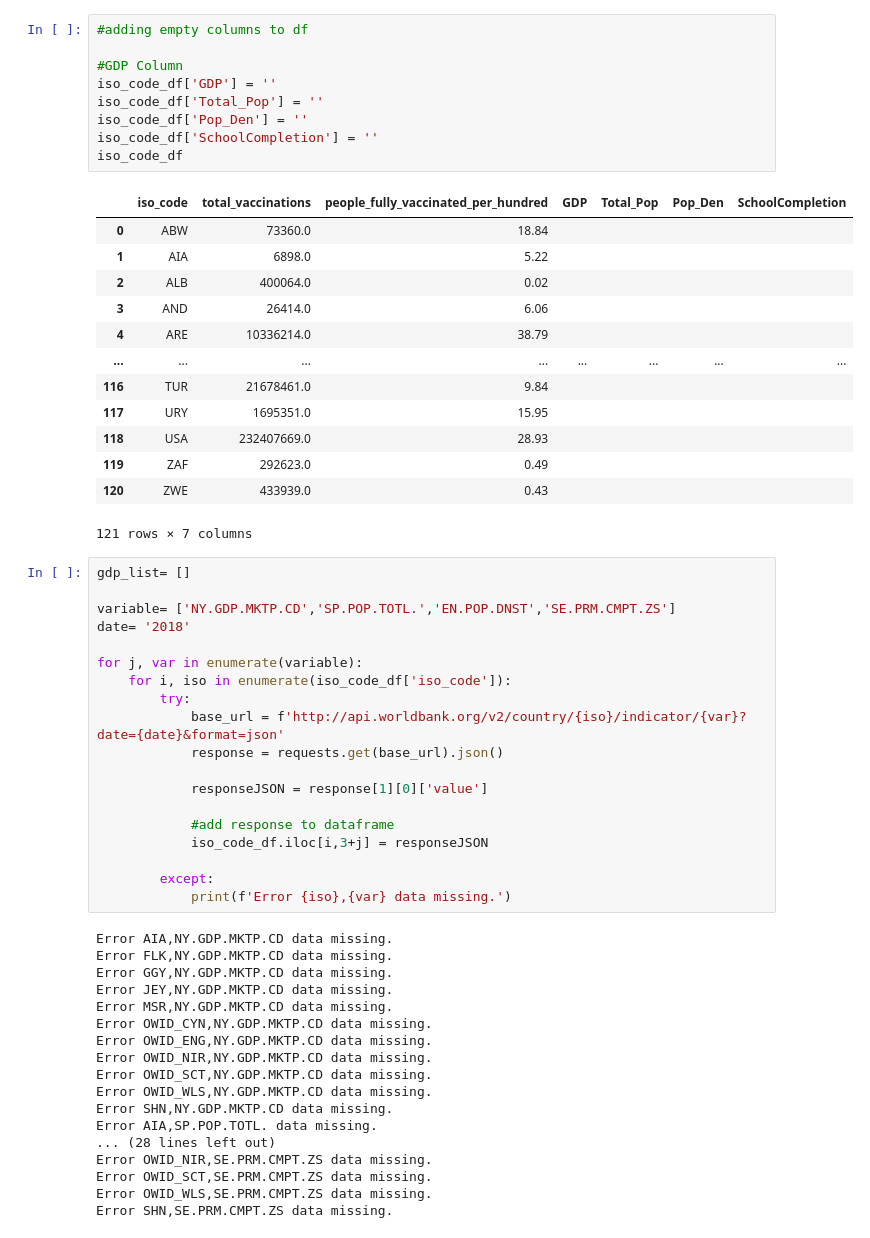
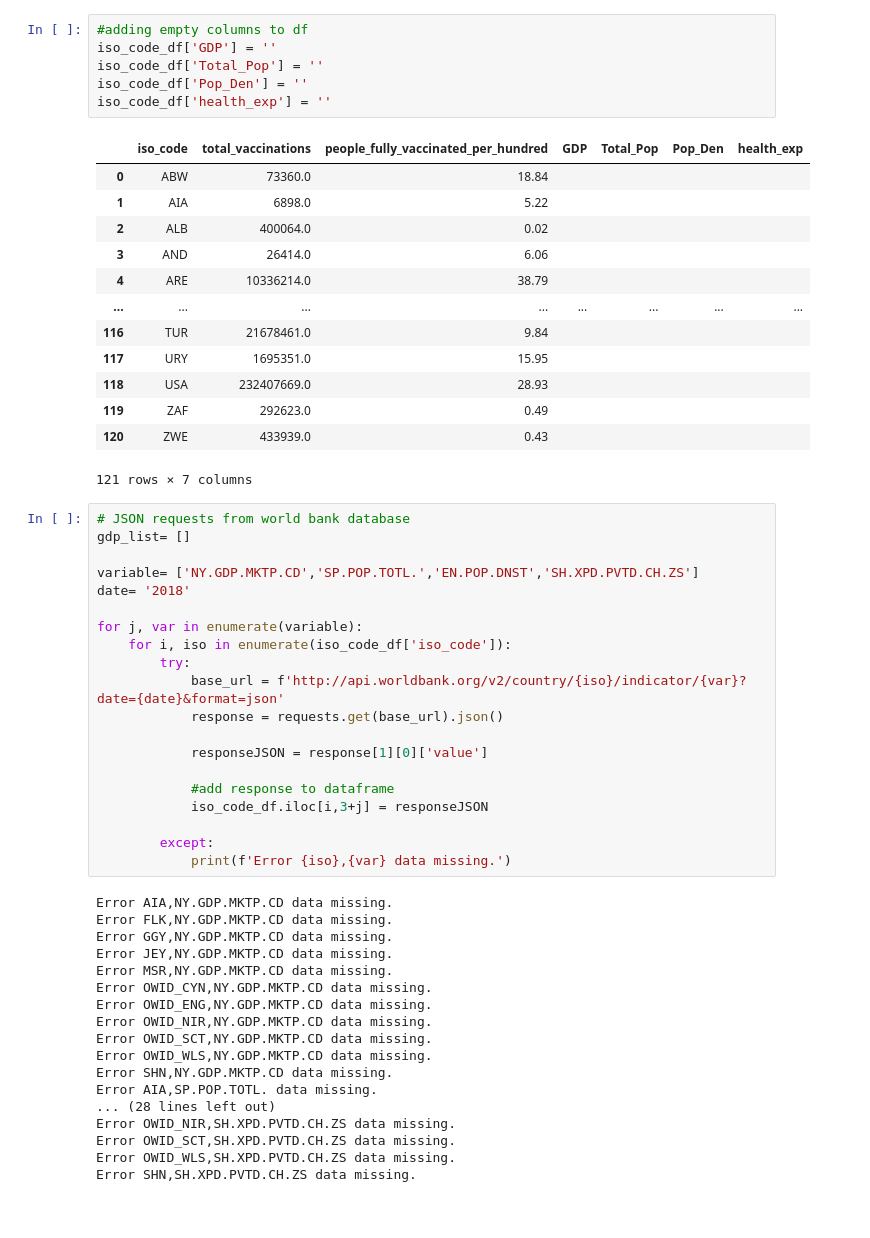
Before and after one commit to AJB-hub/Covid19_Vaccination_Progress, a Jupyter notebook: iso_call.ipynb, the cells around one changed output. Cells and saved outputs as stored; diff of their text form.

Commit message:
Added JSON request system for data collection

```diff
--- a/iso_call.ipynb
+++ b/iso_call.ipynb
@@ -32,14 +15,11 @@ iso_code_df
 # %%
 #adding empty columns to df
-
-#GDP Column
 iso_code_df['GDP'] = ''
 iso_code_df['Total_Pop'] = ''
 iso_code_df['Pop_Den'] = ''
-iso_code_df['SchoolCompletion'] = ''
-iso_code_df
+iso_code_df['health_exp'] = ''
 # %% [output]
-|  | iso_code | total_vaccinations | people_fully_vaccinated_per_hundred | GDP | Total_Pop | Pop_Den | SchoolCompletion |
+|  | iso_code | total_vaccinations | people_fully_vaccinated_per_hundred | GDP | Total_Pop | Pop_Den | health_exp |
 | 0 | ABW | 73360.0 | 18.84 |  |  |  |  |
 | 1 | AIA | 6898.0 | 5.22 |  |  |  |  |
 | 2 | ALB | 400064.0 | 0.02 |  |  |  |  |
@@ -53,9 +33,10 @@ iso_code_df
 | 120 | ZWE | 433939.0 | 0.43 |  |  |  |  |
 121 rows × 7 columns
 # %%
+# JSON requests from world bank database
 gdp_list= []
 
-variable= ['NY.GDP.MKTP.CD','SP.POP.TOTL.','EN.POP.DNST','SE.PRM.CMPT.ZS']
+variable= ['NY.GDP.MKTP.CD','SP.POP.TOTL.','EN.POP.DNST','SH.XPD.PVTD.CH.ZS']
 date= '2018'
 
 for j, var in enumerate(variable):
@@ -85,8 +66,8 @@ Error OWID_WLS,NY.GDP.MKTP.CD data missing.
 Error SHN,NY.GDP.MKTP.CD data missing.
 Error AIA,SP.POP.TOTL. data missing.
 ... (28 lines left out)
-Error OWID_NIR,SE.PRM.CMPT.ZS data missing.
-Error OWID_SCT,SE.PRM.CMPT.ZS data missing.
-Error OWID_WLS,SE.PRM.CMPT.ZS data missing.
-Error SHN,SE.PRM.CMPT.ZS data missing.
+Error OWID_NIR,SH.XPD.PVTD.CH.ZS data missing.
+Error OWID_SCT,SH.XPD.PVTD.CH.ZS data missing.
+Error OWID_WLS,SH.XPD.PVTD.CH.ZS data missing.
+Error SHN,SH.XPD.PVTD.CH.ZS data missing.
 # %%
```
Also changed, not shown: parts of 14 cells of this notebook, 1 other file.
